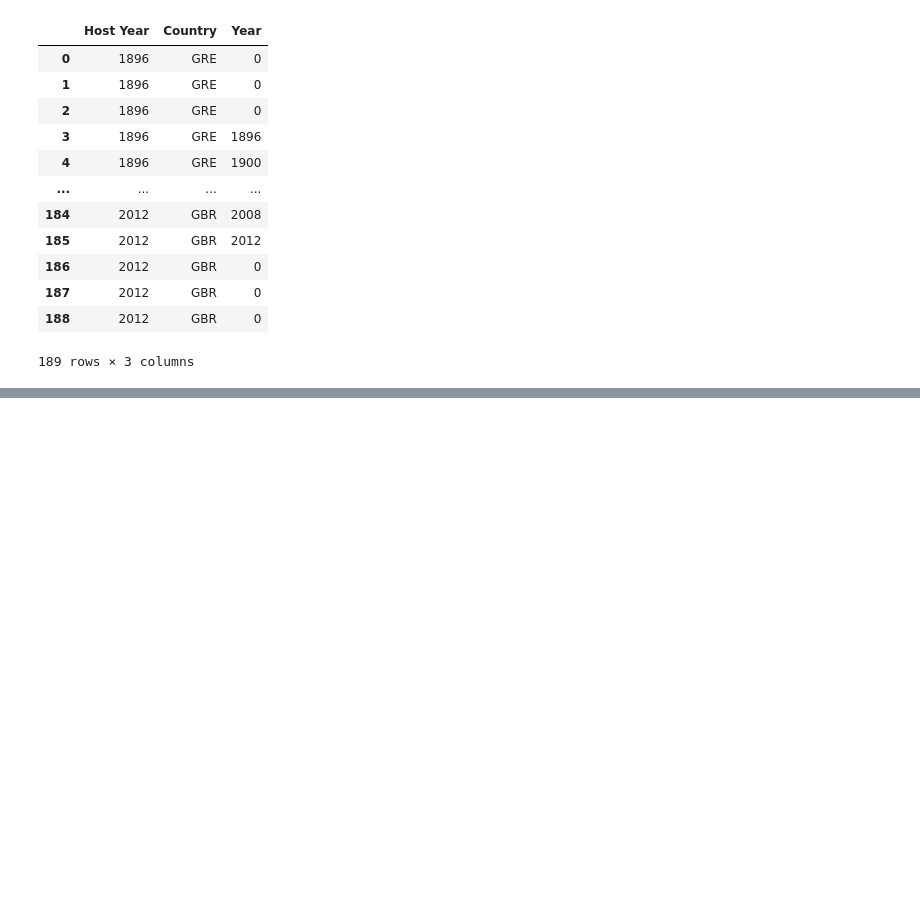
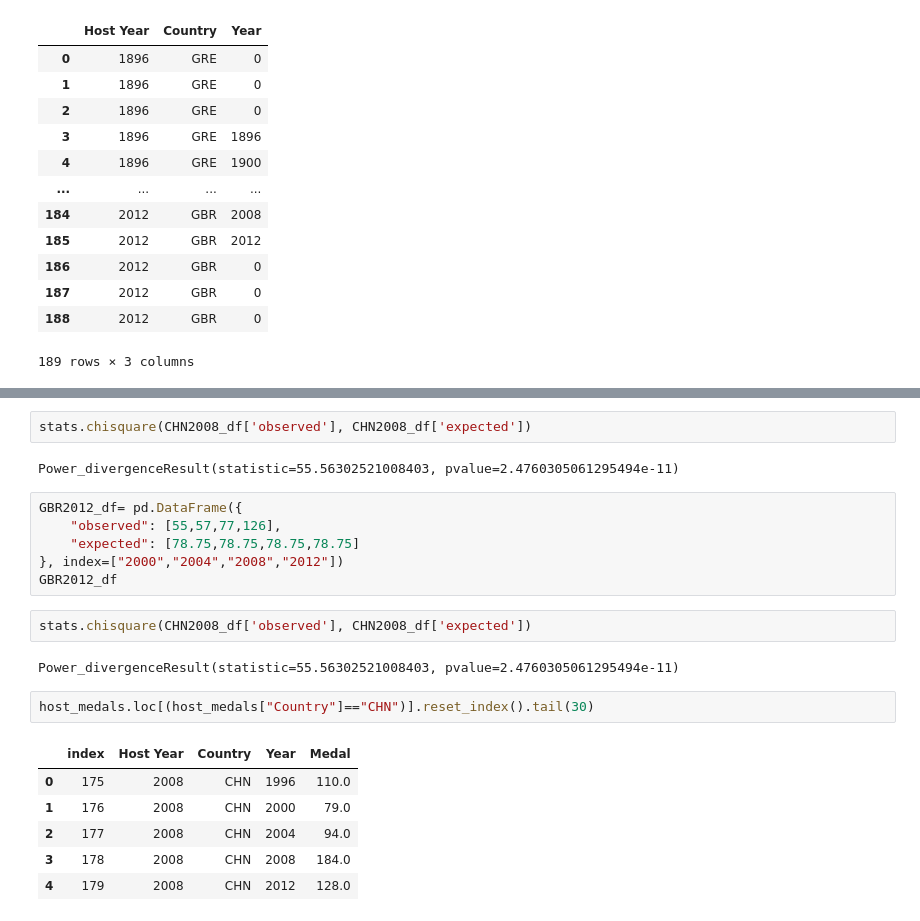
Before and after one commit to TomHOldershaw/Project_1_Team_2, a Jupyter notebook: Q3data.ipynb, the cells around one changed output, grey strips where cells are left out. Cells and saved outputs as stored; diff of their text form; blank space fills up the shorter version.

```diff
--- a/Q3data.ipynb
+++ b/Q3data.ipynb
@@ -176,2 +599,25 @@ host_medals.loc[(host_medals["Country"]=="USA")].reset_index().tail(30)
+# %%
+stats.chisquare(CHN2008_df['observed'], CHN2008_df['expected'])
+# %% [output]
+Power_divergenceResult(statistic=55.56302521008403, pvalue=2.4760305061295494e-11)
+# %%
+GBR2012_df= pd.DataFrame({
+    "observed": [55,57,77,126],
+    "expected": [78.75,78.75,78.75,78.75]
+}, index=["2000","2004","2008","2012"])
+GBR2012_df
+# %%
+stats.chisquare(CHN2008_df['observed'], CHN2008_df['expected'])
+# %% [output]
+Power_divergenceResult(statistic=55.56302521008403, pvalue=2.4760305061295494e-11)
+# %%
+host_medals.loc[(host_medals["Country"]=="CHN")].reset_index().tail(30)
+# %% [output]
+|  | index | Host Year | Country | Year | Medal |
+| 0 | 175 | 2008 | CHN | 1996 | 110.0 |
+| 1 | 176 | 2008 | CHN | 2000 | 79.0 |
+| 2 | 177 | 2008 | CHN | 2004 | 94.0 |
+| 3 | 178 | 2008 | CHN | 2008 | 184.0 |
+| 4 | 179 | 2008 | CHN | 2012 | 128.0 |
 # %%
 summary_summer
```
Also changed, not shown: parts of 54 cells of this notebook.
